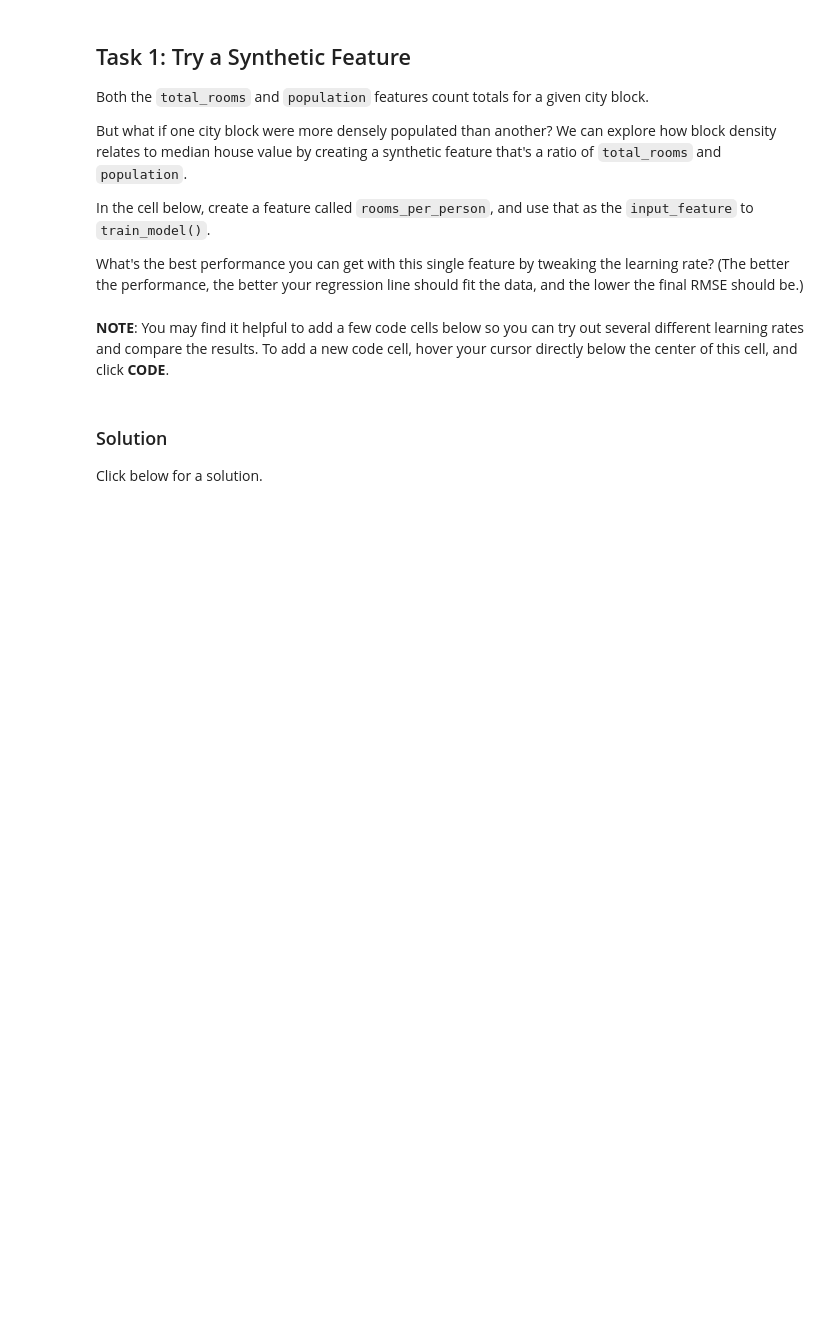
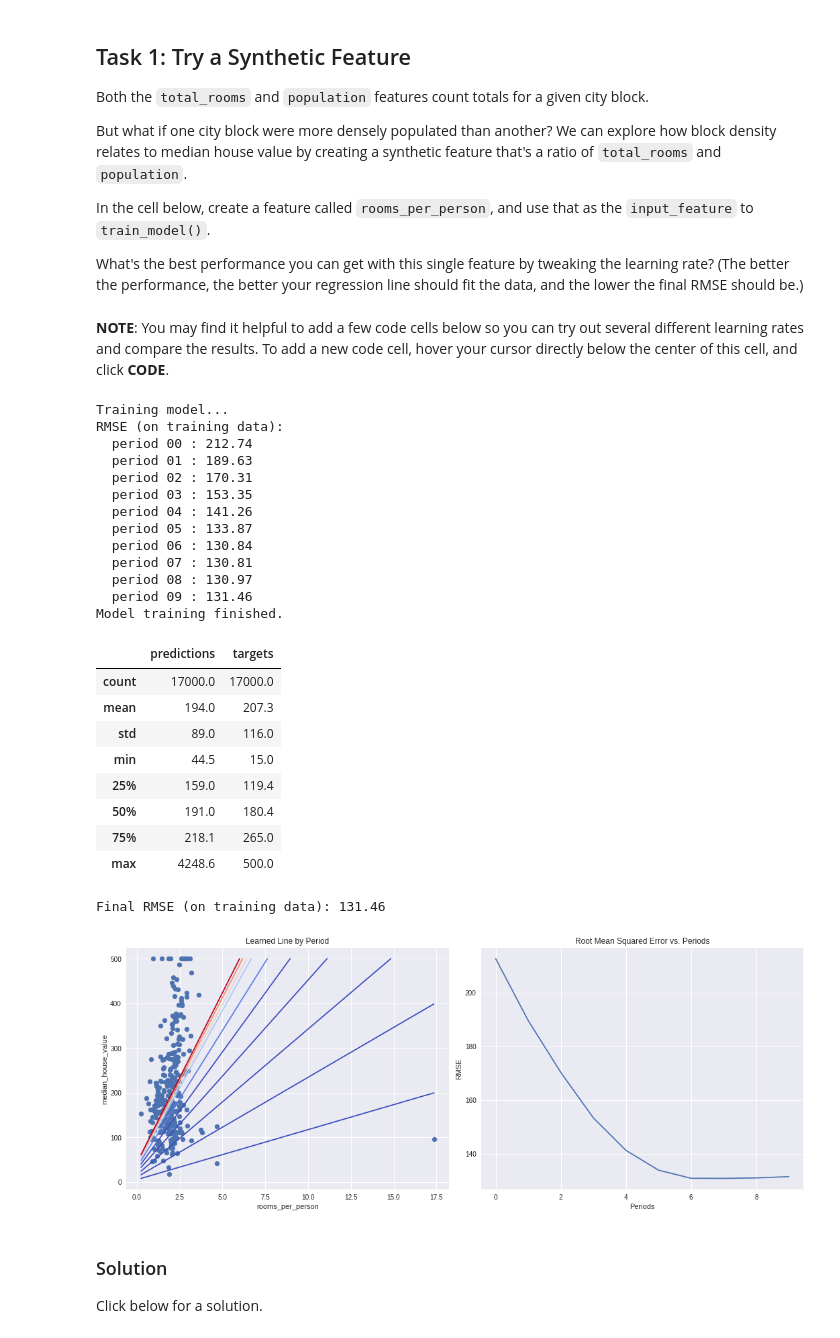
Before and after one commit to ArnabG99/Assignment-5, a Jupyter notebook: synthetic_features_and_outliers.ipynb, the cells around one changed output. Cells and saved outputs as stored; diff of their text form; code cells hidden in the pictures; blank space fills up the shorter version.

```diff
--- a/synthetic_features_and_outliers.ipynb
+++ b/synthetic_features_and_outliers.ipynb
@@ -202,15 +216,40 @@ the final RMSE should be.)
 # %%
 #
 # YOUR CODE HERE
 #
-california_housing_dataframe["rooms_per_person"] =
+california_housing_dataframe["rooms_per_person"] = california_housing_dataframe["total_rooms"] / california_housing_dataframe["population"]
 
 calibration_data = train_model(
-    learning_rate=0.00005,
+    learning_rate=0.05,
     steps=500,
     batch_size=5,
     input_feature="rooms_per_person"
 )
+# %% [output]
+Training model...
+RMSE (on training data):
+  period 00 : 212.74
+  period 01 : 189.63
+  period 02 : 170.31
+  period 03 : 153.35
+  period 04 : 141.26
+  period 05 : 133.87
+  period 06 : 130.84
+  period 07 : 130.81
+  period 08 : 130.97
+  period 09 : 131.46
+Model training finished.
+|  | predictions | targets |
+| count | 17000.0 | 17000.0 |
+| mean | 194.0 | 207.3 |
+| std | 89.0 | 116.0 |
+| min | 44.5 | 15.0 |
+| 25% | 159.0 | 119.4 |
+| 50% | 191.0 | 180.4 |
+| 75% | 218.1 | 265.0 |
+| max | 4248.6 | 500.0 |
+Final RMSE (on training data): 131.46
+[figure, added]
 # %% [markdown]
 ### Solution
 
```
Also changed, not shown: parts of 13 cells of this notebook.
